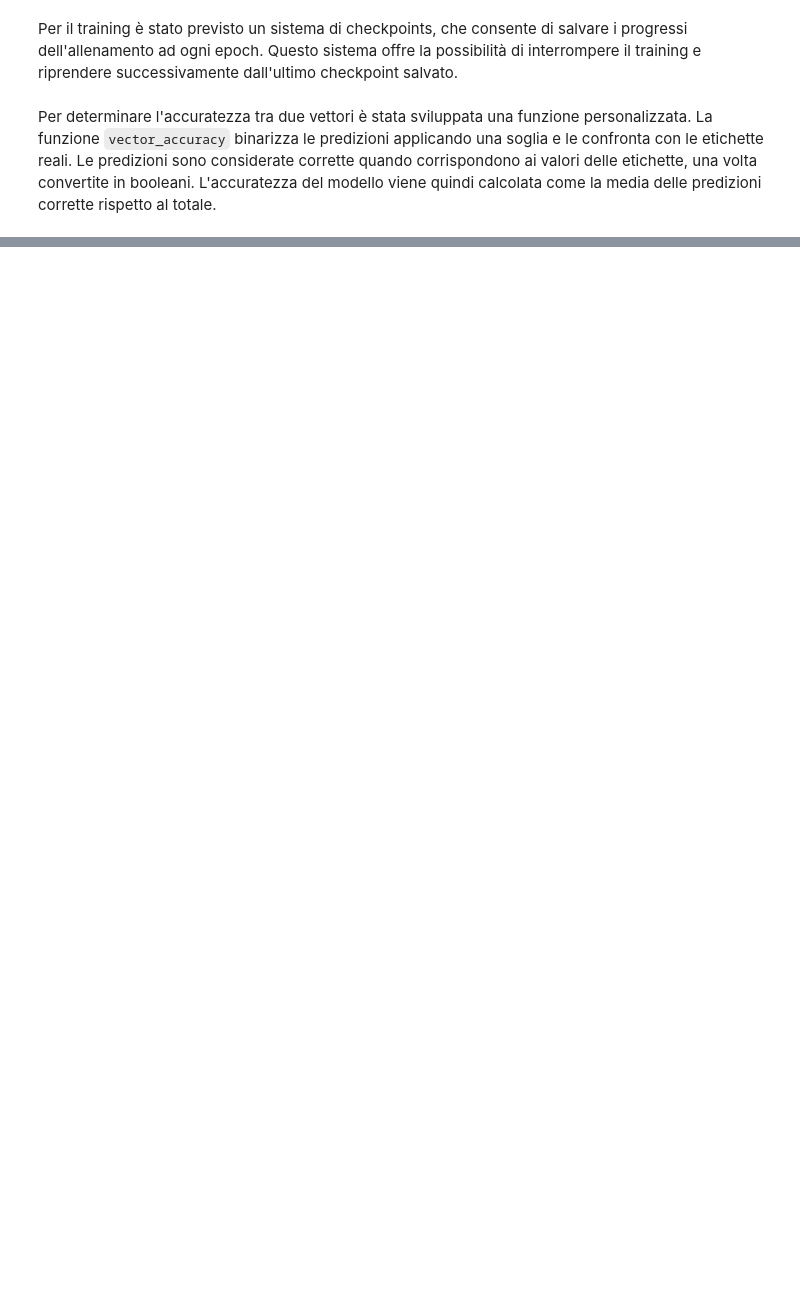
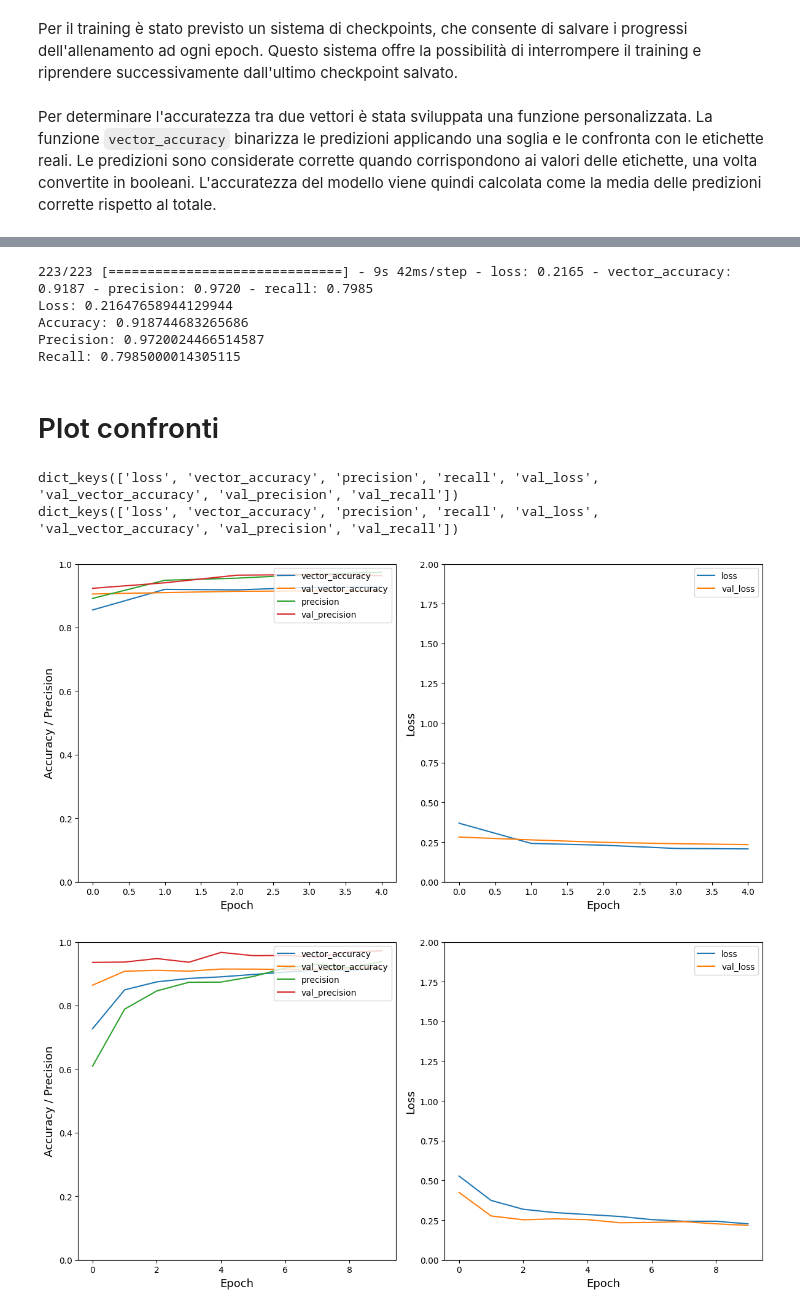
Before and after one commit to manuelrovitti/Modello-per-identificazione-e-riconoscimento-condizioni-colonna-vertebrale, a Jupyter notebook: RSNA.ipynb, the cells around one changed output, grey strips where cells are left out. Cells and saved outputs as stored; diff of their text form; code cells hidden in the pictures; blank space fills up the shorter version.

```diff
--- a/RSNA.ipynb
+++ b/RSNA.ipynb
@@ -1533,0 +1656,13 @@ Epoch 20: saving model to checkpoints/checkpoint_epoch_20.keras
+# %%
+results_M = model_M.evaluate(test_dataset)
+
+print(f"Loss: {results_M[0]}")
+print(f"Accuracy: {results_M[1]}")
+print(f"Precision: {results_M[2]}")
+print(f"Recall: {results_M[3]}")
+# %% [output]
+223/223 [==============================] - 9s 42ms/step - loss: 0.2165 - vector_accuracy: 0.9187 - precision: 0.9720 - recall: 0.7985
+Loss: 0.21647658944129944
+Accuracy: 0.918744683265686
+Precision: 0.9720024466514587
+Recall: 0.7985000014305115
@@ -1534,28 +1680,43 @@ Epoch 20: saving model to checkpoints/checkpoint_epoch_20.keras
+# %% [markdown]
+# Plot confronti
 # %%
-plt.figure(figsize=(12, 6))
+def plot_training_history(history):
+    plt.figure(figsize=(12, 6))
 
 
-plt.subplot(1, 2, 1)
+    plt.subplot(1, 2, 1)
 
-plt.plot(history.history['vector_accuracy'], label='vector_accuracy')
-plt.plot(history.history['val_vector_accuracy'], label='val_vector_accuracy')
-plt.plot(history.history['precision'], label='precision')
-plt.plot(history.history['val_precision'], label='val_precision')
-plt.xlabel('Epoch', fontsize=13)
-plt.ylabel('Accuracy / Precision', fontsize=13)
-plt.ylim([0.0, 1])
-plt.legend(loc='upper right')
+    plt.plot(history.history['vector_accuracy'], label='vector_accuracy')
+    plt.plot(history.history['val_vector_accuracy'], label='val_vector_accuracy')
+    plt.plot(history.history['precision'], label='precision')
+    plt.plot(history.history['val_precision'], label='val_precision')
+    plt.xlabel('Epoch', fontsize=13)
+    plt.ylabel('Accuracy / Precision', fontsize=13)
+    plt.ylim([0.0, 1])
+    plt.legend(loc='upper right')
 
-plt.subplot(1, 2, 2)
+    plt.subplot(1, 2, 2)
 
-plt.plot(history.history['loss'], label='loss')
-plt.plot(history.history['val_loss'], label='val_loss')
-plt.xlabel('Epoch', fontsize=13)
-plt.ylabel('Loss', fontsize=13)
-plt.ylim([0.0, 2])
-plt.legend(loc='upper right')
+    plt.plot(history.history['loss'], label='loss')
+    plt.plot(history.history['val_loss'], label='val_loss')
+    plt.xlabel('Epoch', fontsize=13)
+    plt.ylabel('Loss', fontsize=13)
+    plt.ylim([0.0, 2])
+    plt.legend(loc='upper right')
 
-plt.tight_layout()
-plt.show()
+    plt.tight_layout()
+    plt.show()
+# %%
+print(history_M.history.keys())
+print(history_1.history.keys())
+# %% [output]
+dict_keys(['loss', 'vector_accuracy', 'precision', 'recall', 'val_loss', 'val_vector_accuracy', 'val_precision', 'val_recall'])
+dict_keys(['loss', 'vector_accuracy', 'precision', 'recall', 'val_loss', 'val_vector_accuracy', 'val_precision', 'val_recall'])
+# %%
+plot_training_history(history_1)
+plot_training_history(history_M)
+# %% [output]
+[figure, added]
+[figure, added]
 # %%
 import matplotlib.pyplot as plt
```
Also changed, not shown: parts of 29 cells of this notebook.
